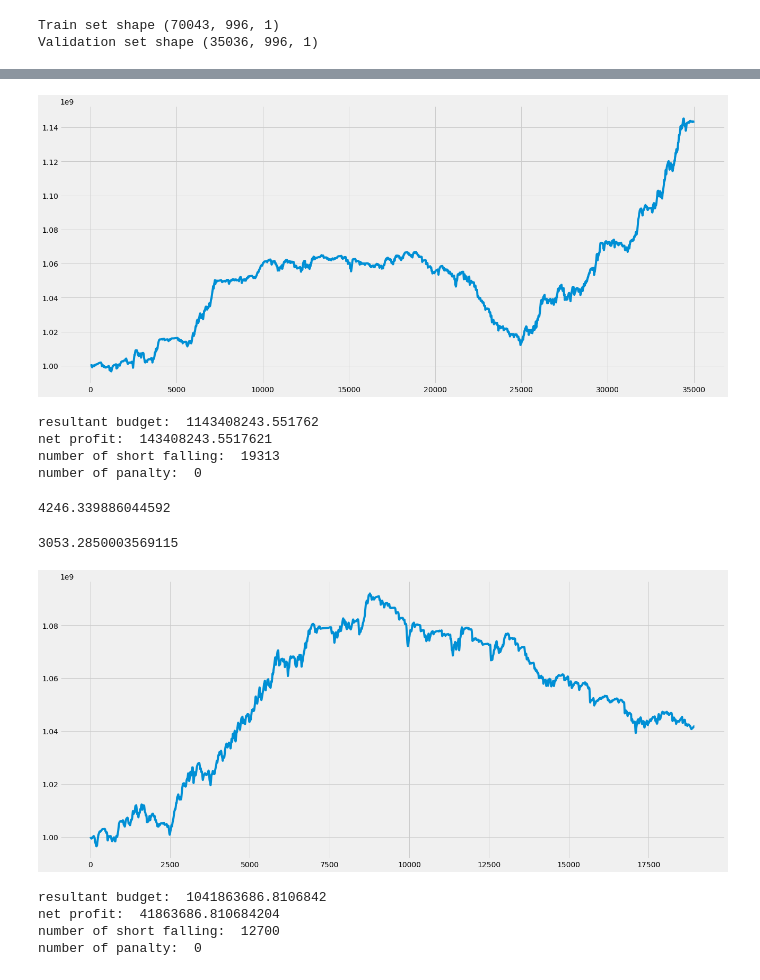
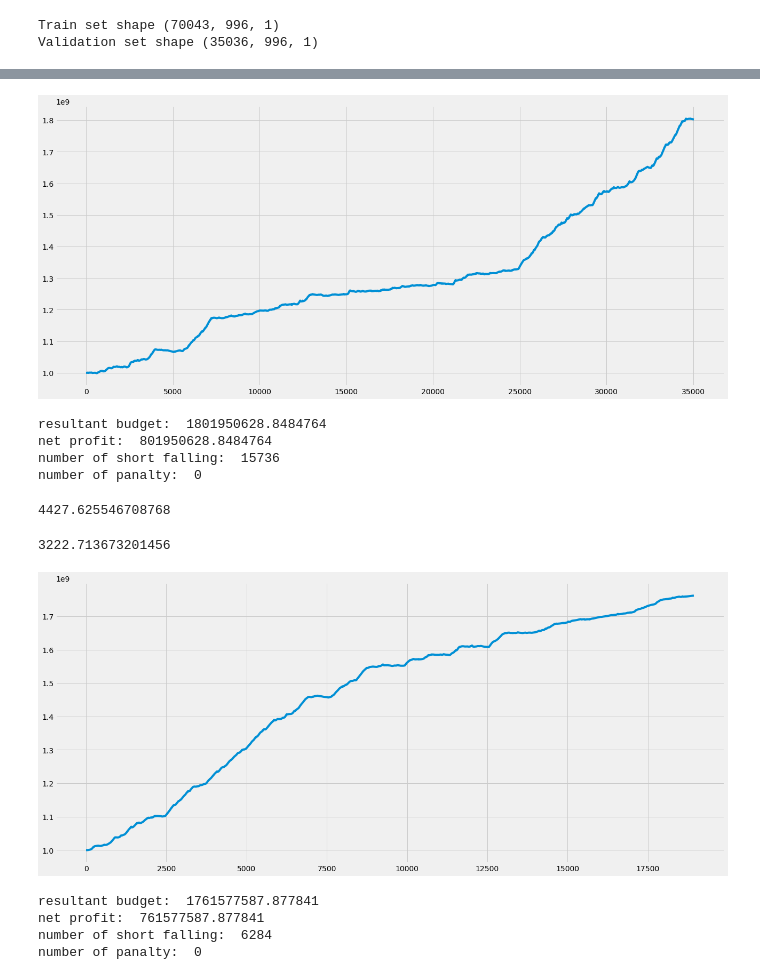
Before and after one commit to wesley34/ai4impactProject2, a Jupyter notebook: tony_lstm.ipynb, the cells around one changed output, grey strips where cells are left out. Drawn from its saved outputs; the diff is of its cells as text; code cells hidden in the pictures.

```diff
--- a/tony_lstm.ipynb
+++ b/tony_lstm.ipynb
@@ -193,7 +217,7 @@ Validation set shape (35036, 996, 1)
 # %%
 epochs = 40
 batch = len(X_train_series)
-lr = 0.0003
+lr = 0.0001
 adam = optimizers.Adam(lr)
 # %%
 import keras.backend as K
@@ -210,10 +236,15 @@ def customLoss(true,pred):
 # %%
 reg = Sequential()
 reg.add(Conv1D(filters=64, kernel_size=2, activation='relu', input_shape=(X_train_series.shape[1], X_train_series.shape[2])))
+#reg.add(Dropout(0.5))
+#reg.add(Conv1D(filters=128, kernel_size=2, activation='relu', input_shape=(X_train_series.shape[1], X_train_series.shape[2])))
 reg.add(MaxPooling1D(pool_size=2))
+reg.add(BatchNormalization())
 reg.add(Flatten())
+#reg.add(Dropout(0.5))
 reg.add(Dense(50, activation='relu'))
+reg.add(BatchNormalization())
 reg.add(Dense(1))
-reg.compile(loss=customLoss, optimizer=adam)
+reg.compile(loss='mse', optimizer=adam)
 reg.summary()
 # %% [output]
@@ -240,7 +270,7 @@ from keras.callbacks import EarlyStopping
 
 early_stopping_monitor = EarlyStopping(
     monitor='val_loss',
-    patience=5,
+    patience=10,
     mode='auto',
     baseline=None,
     restore_best_weights=True
@@ -284,33 +328,33 @@ series['weekofyear'] = series['datetime'].dt.weekofyear
 test_result = series[series.year.isin([2019])].copy()
 test_result['prediction'] = y_pred
 # %%
-trading(test_result['Wind(t+18)'], test_result.prediction)
+trading( test_result.prediction, test_result['Wind(t+18)'])
 # %% [output]
-[figure, old version]
+[figure, new version]
-resultant budget:  1143408243.551762
-net profit:  143408243.5517621
-number of short falling:  19313
+resultant budget:  1801950628.8484764
+net profit:  801950628.8484764
+number of short falling:  15736
 number of panalty:  0
 # %%
 y_holdout_pred = reg.predict(X_holdout_series)
 # %%
 np.sqrt(mean_squared_error(y_holdout,y_holdout_pred))
 # %% [output]
-4246.339886044592
+4427.625546708768
 # %%
 mean_absolute_error(y_holdout,y_holdout_pred)
 # %% [output]
-3053.2850003569115
+3222.713673201456
 # %%
 holdout_result = series[series.year.isin([2020])].copy()
 holdout_result['prediction'] = y_holdout_pred
 # %%
-trading(holdout_result['Wind(t+18)'], holdout_result.prediction)
+trading(holdout_result.prediction,holdout_result['Wind(t+18)'])
 # %% [output]
-[figure, old version]
+[figure, new version]
-resultant budget:  1041863686.8106842
-net profit:  41863686.810684204
-number of short falling:  12700
+resultant budget:  1761577587.877841
+net profit:  761577587.877841
+number of short falling:  6284
 number of panalty:  0
 # %%
 test_result['wind_baseline']  = data.Wind.mean()
```
Also changed, not shown: parts of 15 cells of this notebook, 4 other files.
